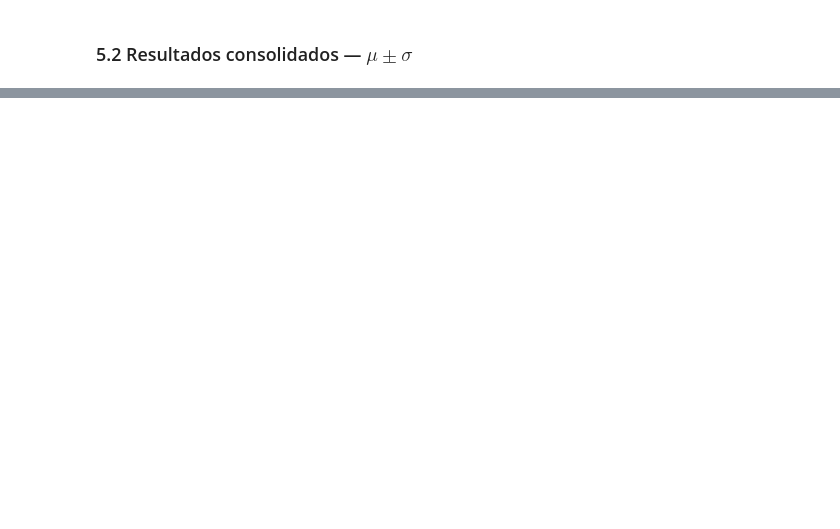
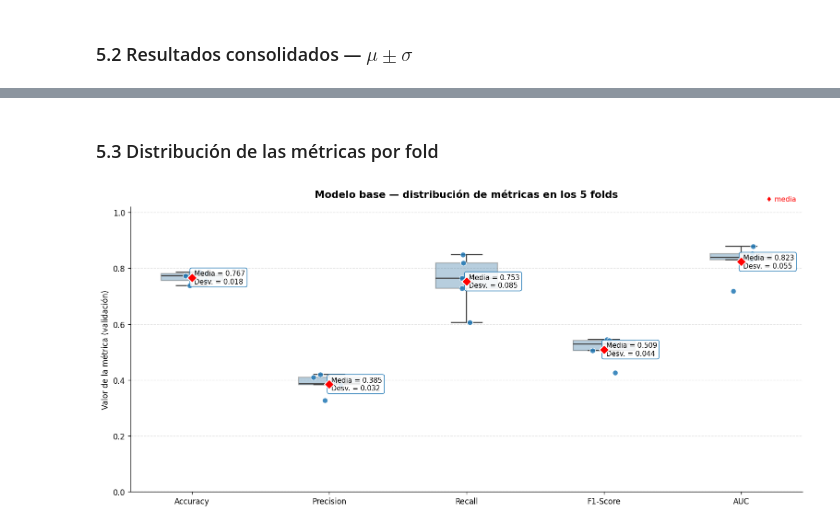
Before and after one commit to SebastianBetancur08/analitica-proyecto, a Jupyter notebook: notebooks/modelos_clasificacion/1.Regresion_Logistica.ipynb, the cells around one changed output, grey strips where cells are left out. Drawn from its saved outputs; the diff is of its cells as text; code cells hidden in the pictures; blank space fills up the shorter version.

```diff
--- a/notebooks/modelos_clasificacion/1.Regresion_Logistica.ipynb
+++ b/notebooks/modelos_clasificacion/1.Regresion_Logistica.ipynb
@@ -223,10 +238,0 @@ tabla_cv
-# %%
-# Reporte en formato μ ± σ (limpio para presentación)
-print("─" * 56)
-print(f"  {'Métrica':<12} {'Validación (μ ± σ)':>22}  {'Train (μ ± σ)':>18}")
-print("─" * 56)
-for m in ["accuracy", "precision", "recall", "f1", "roc_auc"]:
-    v = cv_results[f"test_{m}"]
-    t = cv_results[f"train_{m}"]
-    print(f"  {m.upper():<12} {v.mean():>8.4f} ± {v.std():.4f}     {t.mean():>6.4f} ± {t.std():.4f}")
-print("─" * 56)
@@ -585,0 +264,9 @@ plt.show()
+# %%
+# Reporte en formato Media ± Desv. (limpio para presentación)
+print("─" * 60)
+print(f"  {'Métrica':<12} {'Validación':>22}     {'Train':>20}")
+print("─" * 60)
+for m in scoring:
+    v, t = cv_base[f"test_{m}"], cv_base[f"train_{m}"]
+    print(f"  {m.upper():<12} {v.mean():>8.4f} ± {v.std():.4f}     {t.mean():>8.4f} ± {t.std():.4f}")
+print("─" * 60)
@@ -585,0 +283,40 @@ plt.show()
+# %% [markdown]
+### 5.3 Distribución de las métricas por fold
+# %%
+nombres = ["Accuracy", "Precision", "Recall", "F1-Score", "AUC"]
+
+data_tidy = []
+for m, nom in zip(scoring, nombres):
+    for fold, val in enumerate(cv_base[f"test_{m}"], start=1):
+        data_tidy.append({"Métrica": nom, "Fold": fold, "Valor": val})
+df_tidy = pd.DataFrame(data_tidy)
+
+fig, ax = plt.subplots(figsize=(13, 6))
+
+sns.boxplot(data=df_tidy, x="Métrica", y="Valor",
+            color=COLOR_MODELO, width=0.45, fliersize=0, ax=ax, linewidth=1.4,
+            boxprops=dict(alpha=0.35))
+sns.stripplot(data=df_tidy, x="Métrica", y="Valor",
+              color=COLOR_MODELO, size=7, jitter=0.12, alpha=0.85,
+              edgecolor="white", linewidth=0.8, ax=ax)
+
+for i, m in enumerate(scoring):
+    media = cv_base[f"test_{m}"].mean()
+    std   = cv_base[f"test_{m}"].std()
+    ax.text(i, media, f" Media = {media:.3f}\n Desv. = {std:.3f}",
+            fontsize=9, ha="left", va="center",
+            bbox=dict(boxstyle="round,pad=0.3",
+                      facecolor="white", edgecolor=COLOR_MODELO, alpha=0.85))
+    ax.scatter(i, media, color="red", s=80, zorder=5,
+               marker="D", edgecolor="white", linewidth=1.2)
+
+ax.set_ylim(0, 1.02)
+ax.set_ylabel("Valor de la métrica (validación)")
+ax.set_xlabel("")
+ax.set_title("Modelo base — distribución de métricas en los 5 folds", fontsize=13, pad=12)
+ax.grid(axis="y", ls="--", alpha=0.35)
+ax.text(0.99, 1.02, "♦ media", transform=ax.transAxes, ha="right", fontsize=9, color="red")
+plt.tight_layout()
+plt.show()
+# %% [output]
+[figure, added]
```
Also changed, not shown: parts of 71 cells of this notebook, 10 other files.
